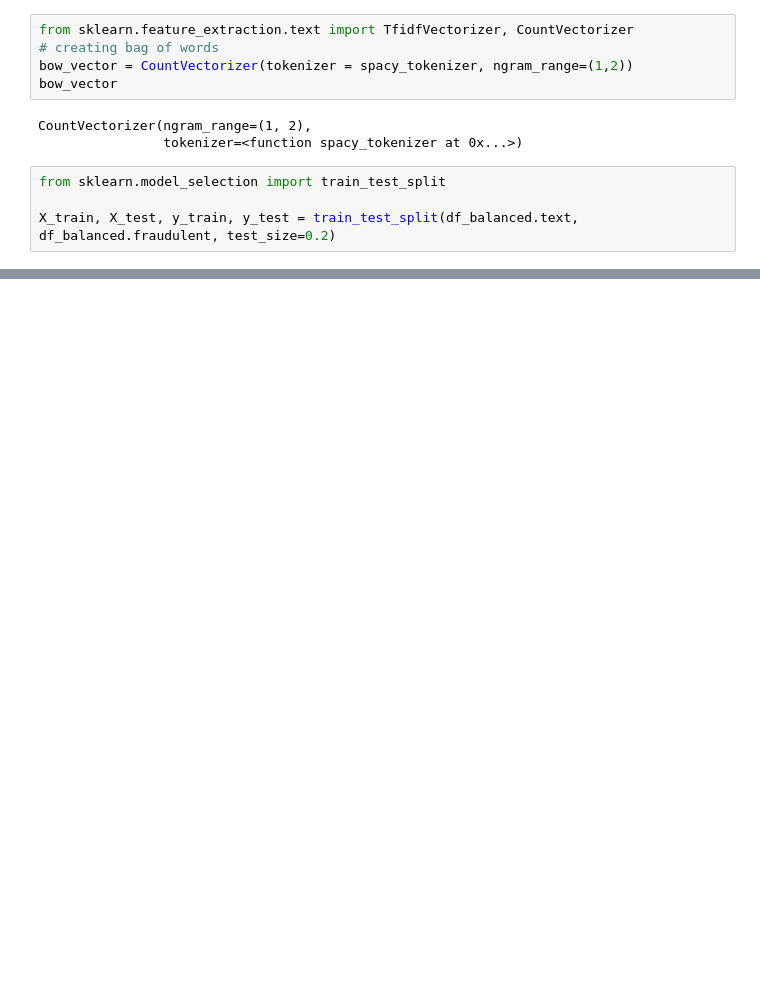
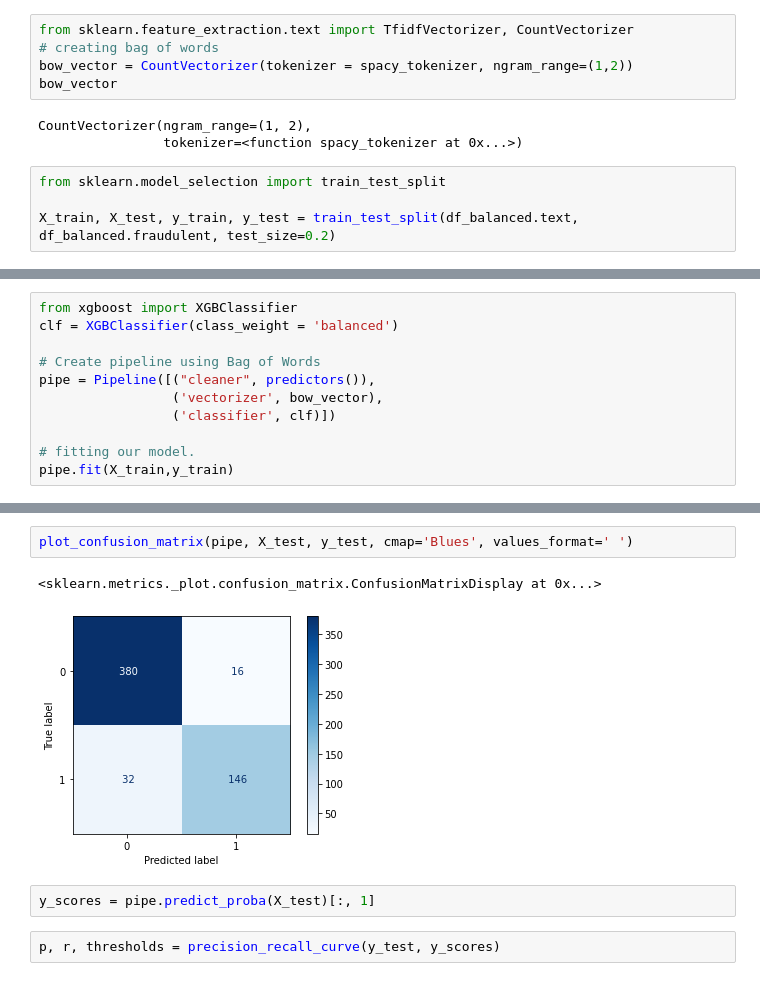
Before and after one commit to SADIKA2/Fake-job-posting-detection-with-machine-learning, a Jupyter notebook: code.ipynb, the cells around one changed output, grey strips where cells are left out. Cells and saved outputs as stored; diff of their text form; blank space fills up the shorter version.

```diff
--- a/code.ipynb
+++ b/code.ipynb
@@ -282,0 +345,11 @@ ValueError: empty vocabulary; perhaps the documents only contain stop words
+# %%
+from xgboost import XGBClassifier
+clf = XGBClassifier(class_weight = 'balanced')
+
+# Create pipeline using Bag of Words
+pipe = Pipeline([("cleaner", predictors()),
+                 ('vectorizer', bow_vector),
+                 ('classifier', clf)])
+
+# fitting our model.
+pipe.fit(X_train,y_train)
@@ -282,0 +384,9 @@ ValueError: empty vocabulary; perhaps the documents only contain stop words
+# %%
+plot_confusion_matrix(pipe, X_test, y_test, cmap='Blues', values_format=' ')
+# %% [output]
+<sklearn.metrics._plot.confusion_matrix.ConfusionMatrixDisplay at 0x...>
+[figure, added]
+# %%
+y_scores = pipe.predict_proba(X_test)[:, 1]
+# %%
+p, r, thresholds = precision_recall_curve(y_test, y_scores)
```
Also changed, not shown: parts of 23 cells of this notebook.
